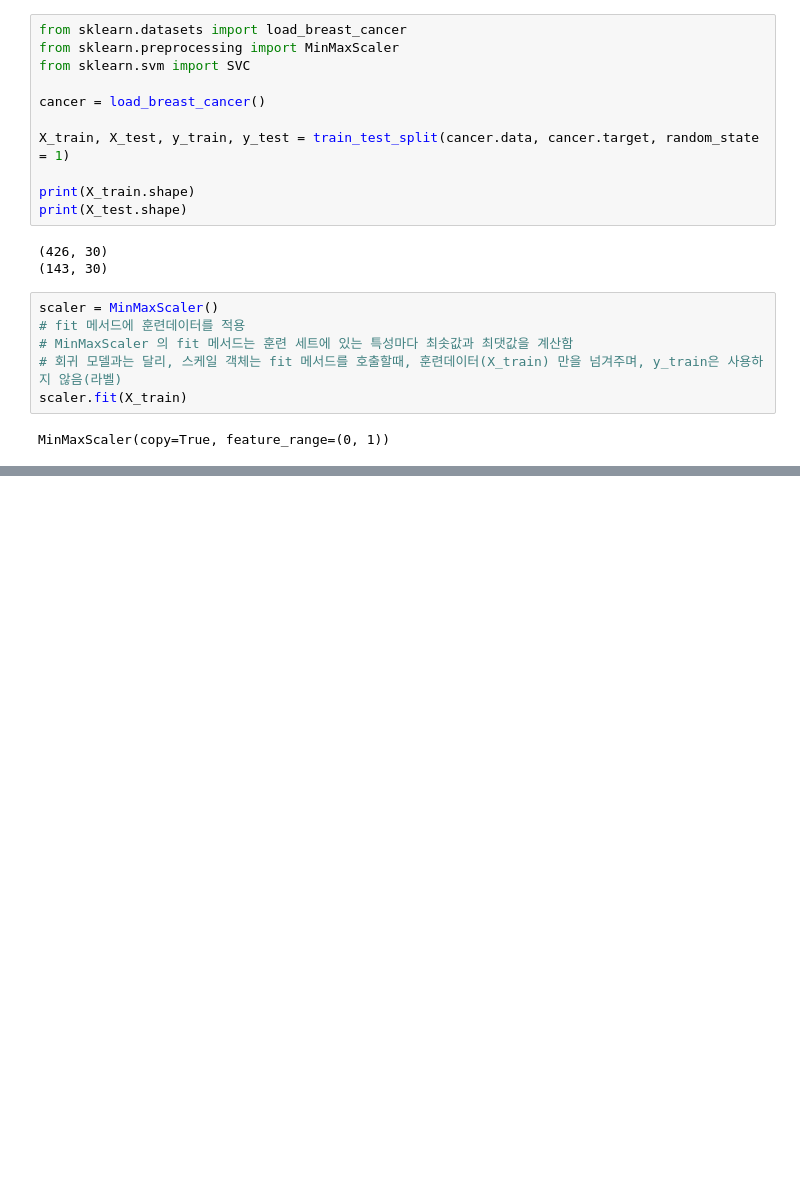
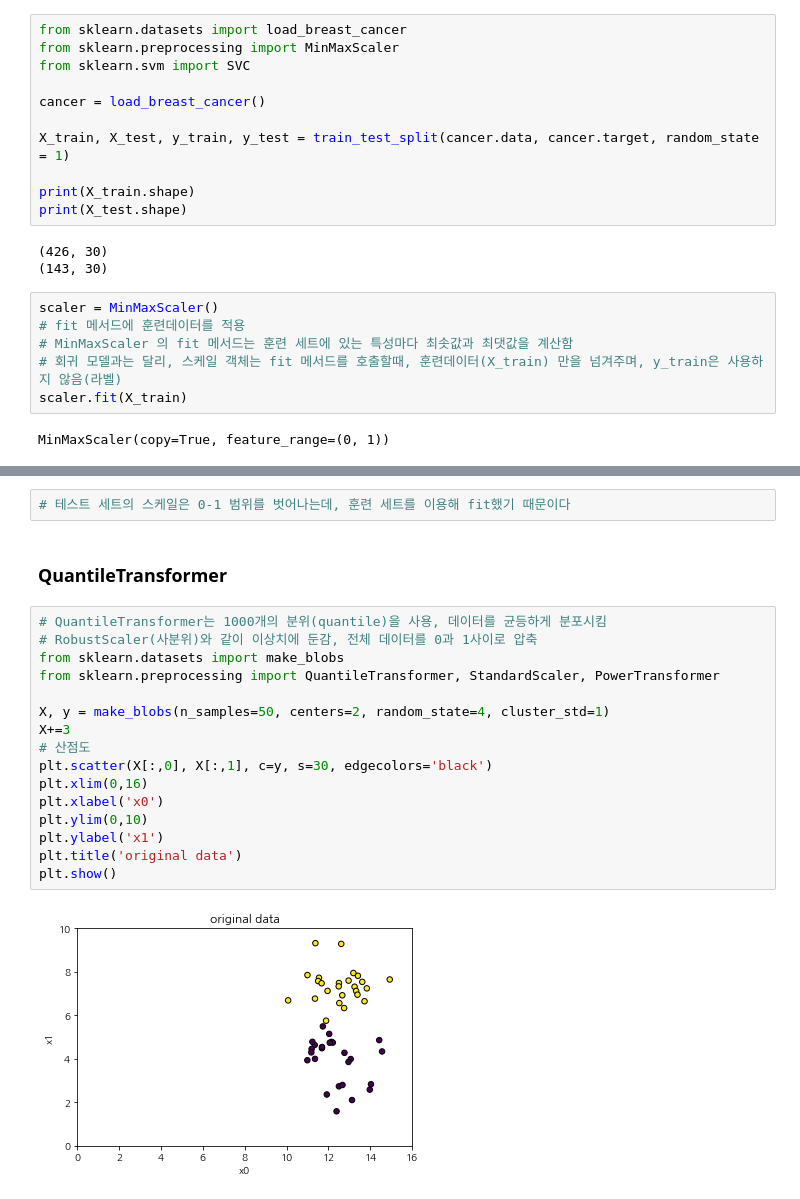
Before and after one commit to sdlee1026/machine, a Jupyter notebook: models/Unsupervised_Learning/unsupervied_basic.ipynb, the cells around one changed output, grey strips where cells are left out. Cells and saved outputs as stored; diff of their text form; blank space fills up the shorter version.

```diff
--- a/models/Unsupervised_Learning/unsupervied_basic.ipynb
+++ b/models/Unsupervised_Learning/unsupervied_basic.ipynb
@@ -133,0 +183,22 @@ MinMaxScaler(copy=True, feature_range=(0, 1))
+# %%
+# 테스트 세트의 스케일은 0-1 범위를 벗어나는데, 훈련 세트를 이용해 fit했기 때문이다
+# %% [markdown]
+### QuantileTransformer
+# %%
+# QuantileTransformer는 1000개의 분위(quantile)을 사용, 데이터를 균등하게 분포시킴
+# RobustScaler(사분위)와 같이 이상치에 둔감, 전체 데이터를 0과 1사이로 압축
+from sklearn.datasets import make_blobs
+from sklearn.preprocessing import QuantileTransformer, StandardScaler, PowerTransformer
+
+X, y = make_blobs(n_samples=50, centers=2, random_state=4, cluster_std=1)
+X+=3
+# 산점도
+plt.scatter(X[:,0], X[:,1], c=y, s=30, edgecolors='black')
+plt.xlim(0,16)
+plt.xlabel('x0')
+plt.ylim(0,10)
+plt.ylabel('x1')
+plt.title('original data')
+plt.show()
+# %% [output]
+[figure, added]
```
Also changed, not shown: parts of 22 cells of this notebook.
